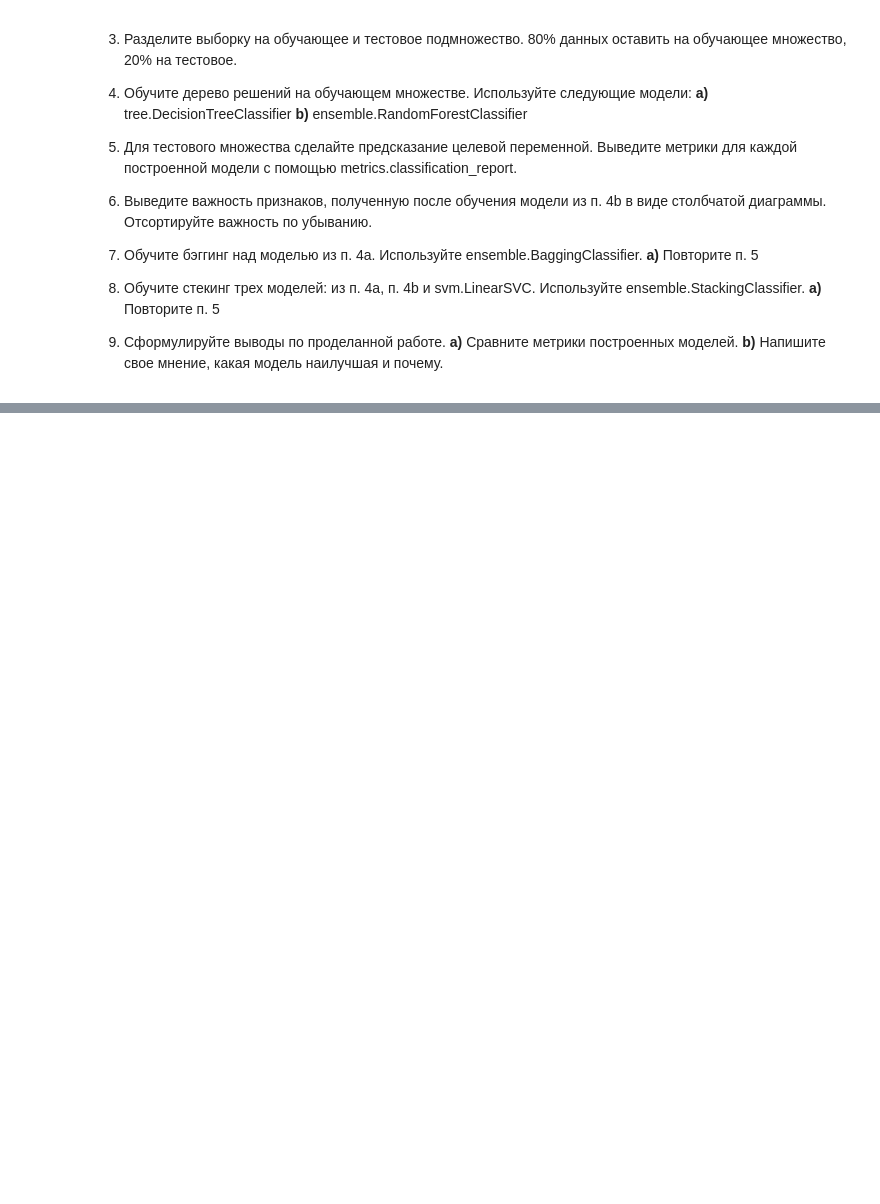
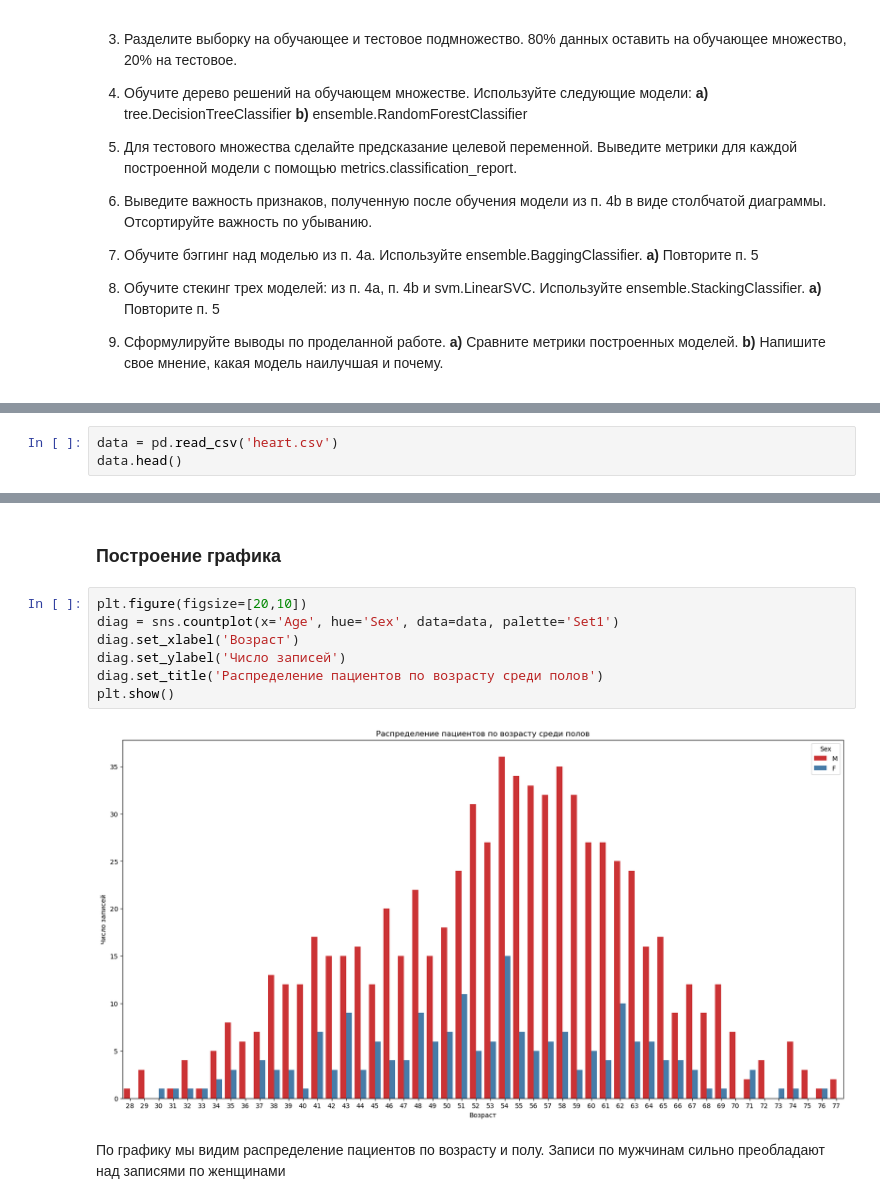
Before and after one commit to msavilov/Feature_Engineering_ML, a Jupyter notebook: 9_Ensemble_methods/ensemble_methods.ipynb, the cells around one changed output, grey strips where cells are left out. Saved outputs shown, nothing was run; the diff lists cells and outputs as text; blank space fills up the shorter version.

```diff
--- a/9_Ensemble_methods/ensemble_methods.ipynb
+++ b/9_Ensemble_methods/ensemble_methods.ipynb
@@ -31,0 +49,3 @@
+# %%
+data = pd.read_csv('heart.csv')
+data.head()
@@ -31,0 +85,13 @@
+# %% [markdown]
+### Построение графика
+# %%
+plt.figure(figsize=[20,10])
+diag = sns.countplot(x='Age', hue='Sex', data=data, palette='Set1')
+diag.set_xlabel('Возраст')
+diag.set_ylabel('Число записей')
+diag.set_title('Распределение пациентов по возрасту среди полов')
+plt.show()
+# %% [output]
+[figure, added]
+# %% [markdown]
+По графику мы видим распределение пациентов по возрасту и полу. Записи по мужчинам сильно преобладают над записями по женщинами
```
Also changed, not shown: parts of 30 cells of this notebook.
